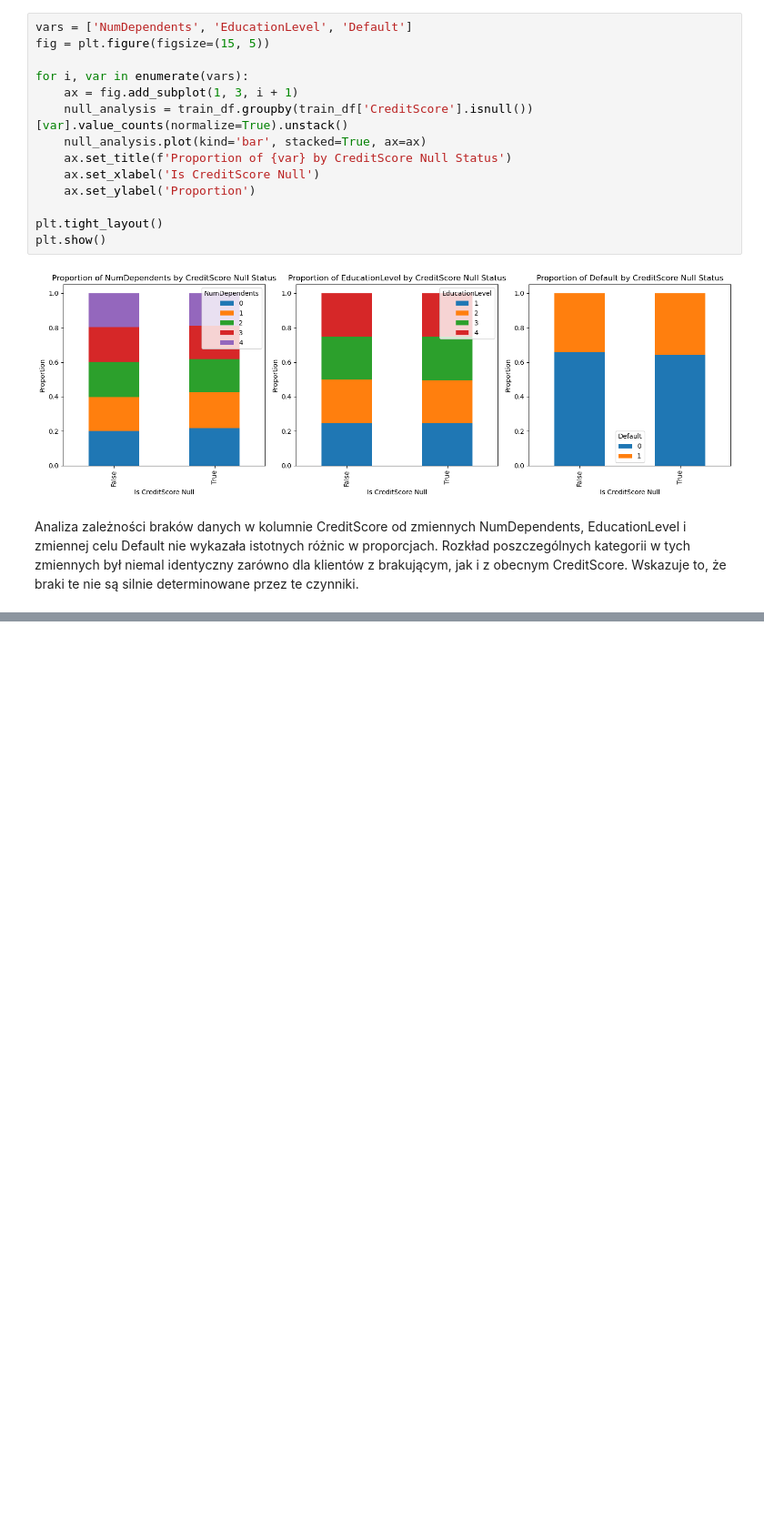
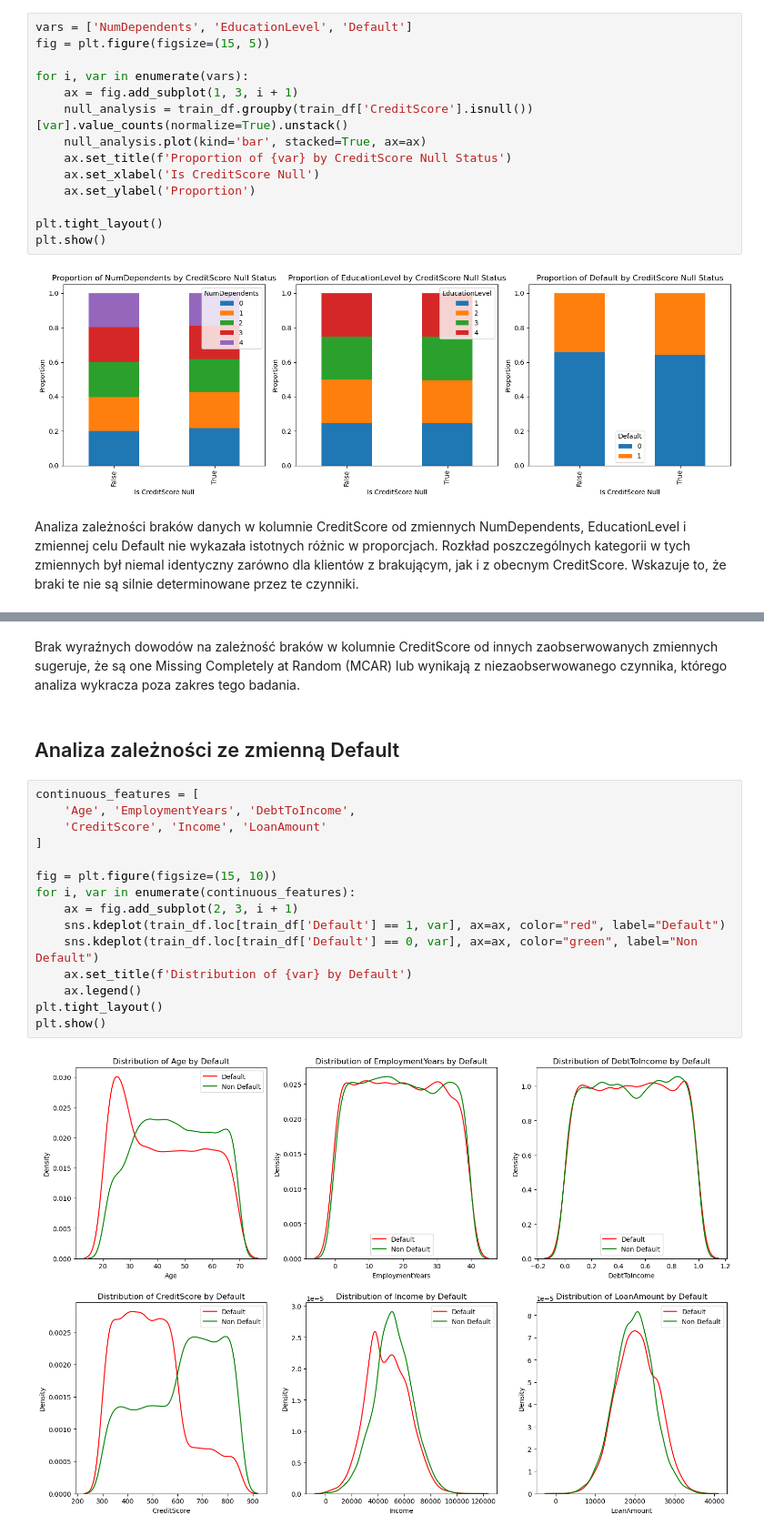
Before and after one commit to malgorzatakukielka/default, a Jupyter notebook: analiza.ipynb, the cells around one changed output, grey strips where cells are left out. Shown at 91% size. Saved outputs shown, nothing was run; the diff lists cells and outputs as text; blank space fills up the shorter version.

```diff
--- a/analiza.ipynb
+++ b/analiza.ipynb
@@ -196,0 +202,21 @@ plt.show()
+# %% [markdown]
+Brak wyraźnych dowodów na zależność braków w kolumnie CreditScore od innych zaobserwowanych zmiennych sugeruje, że są one Missing Completely at Random (MCAR) lub wynikają z niezaobserwowanego czynnika, którego analiza wykracza poza zakres tego badania.
+# %% [markdown]
+## Analiza zależności ze zmienną Default
+# %%
+continuous_features = [
+    'Age', 'EmploymentYears', 'DebtToIncome',
+    'CreditScore', 'Income', 'LoanAmount'
+]
+
+fig = plt.figure(figsize=(15, 10))
+for i, var in enumerate(continuous_features):
+    ax = fig.add_subplot(2, 3, i + 1)
+    sns.kdeplot(train_df.loc[train_df['Default'] == 1, var], ax=ax, color="red", label="Default")
+    sns.kdeplot(train_df.loc[train_df['Default'] == 0, var], ax=ax, color="green", label="Non Default")
+    ax.set_title(f'Distribution of {var} by Default')
+    ax.legend()
+plt.tight_layout()
+plt.show()
+# %% [output]
+[figure, added]
```
Also changed, not shown: parts of 4 cells of this notebook.
